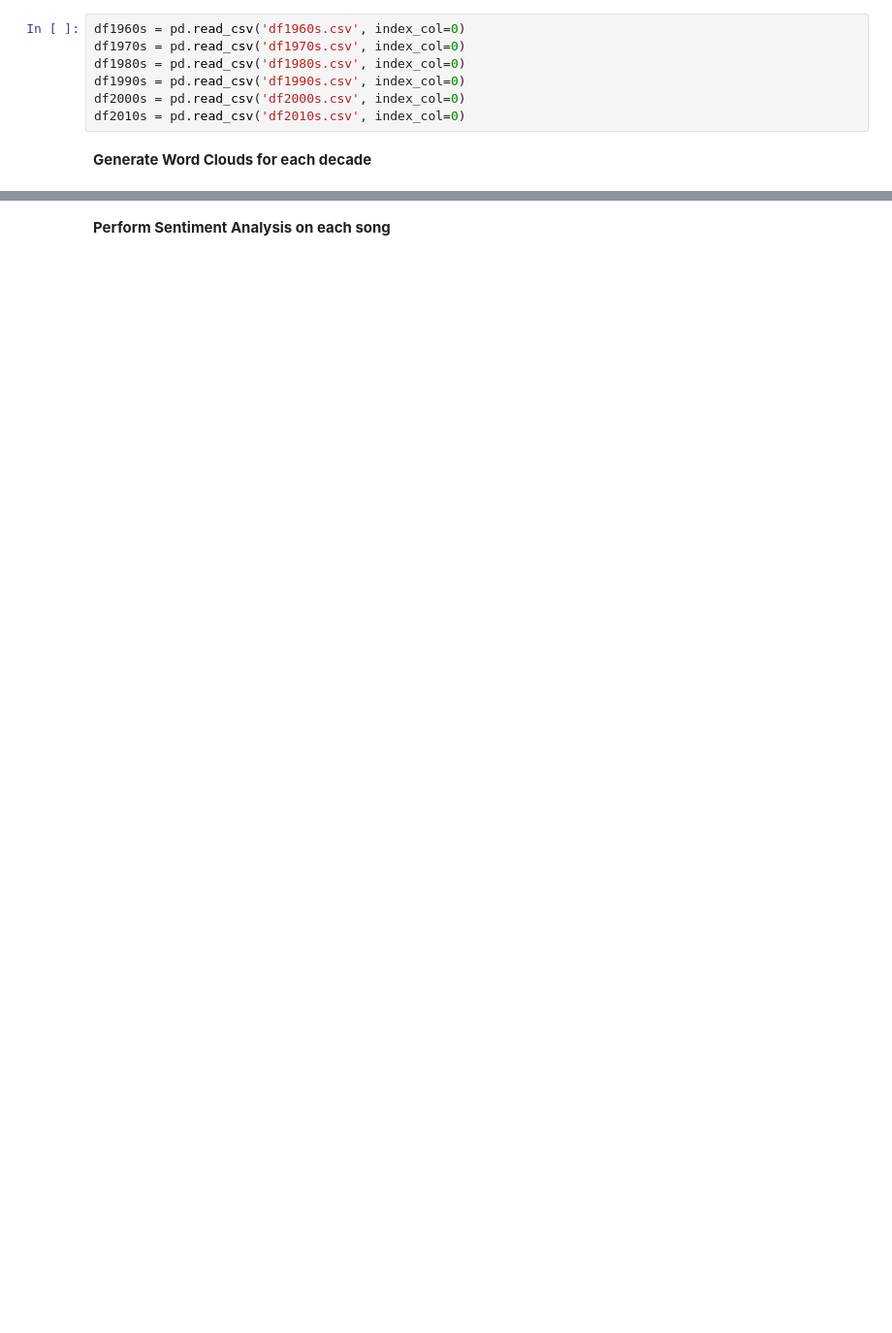
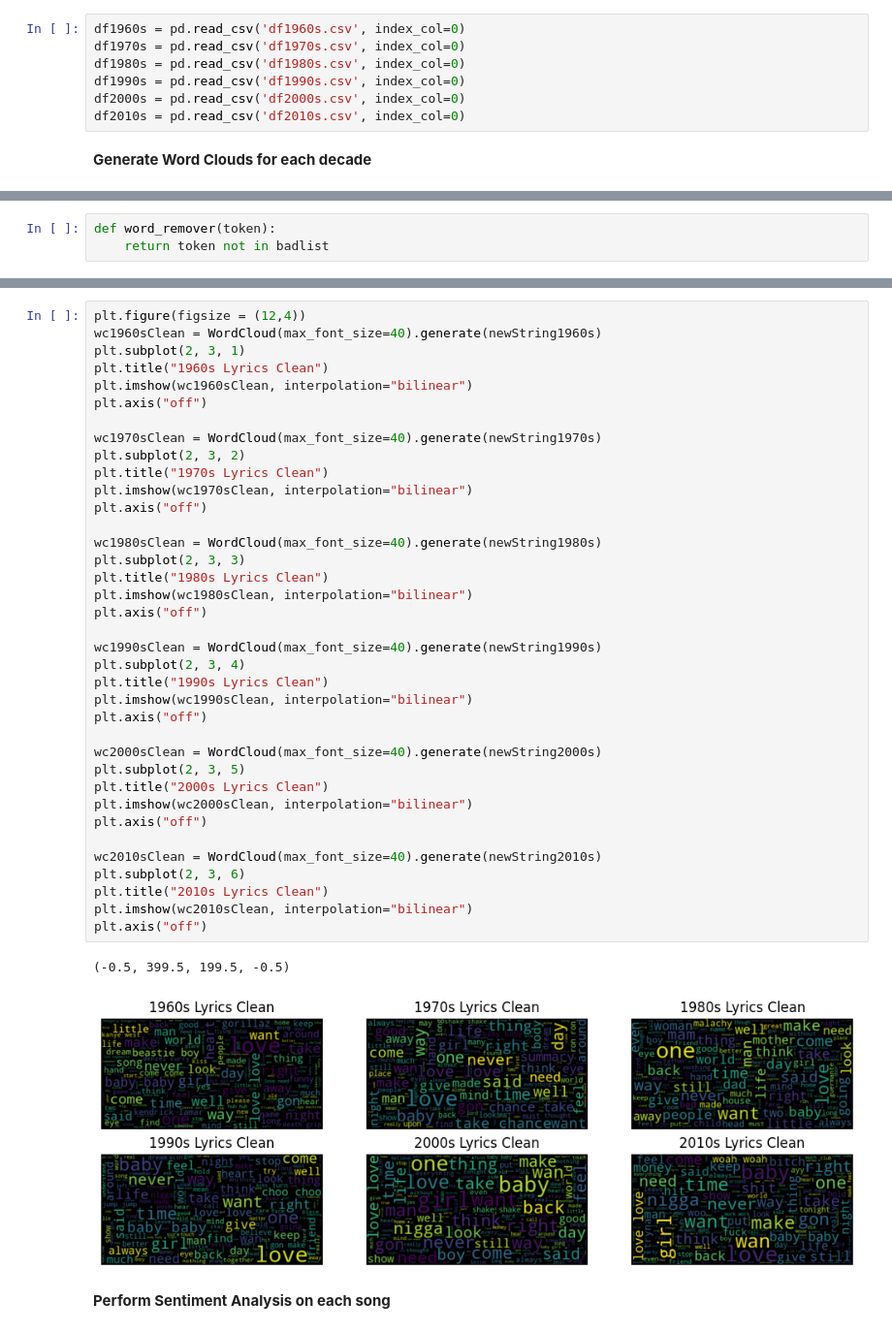
Before and after one commit to ianpompliano/BigDataFinalProject, a Jupyter notebook: finalProject.ipynb, the cells around one changed output, grey strips where cells are left out. Shown at 97% size. Saved outputs shown, nothing was run; the diff lists cells and outputs as text; blank space fills up the shorter version.

```diff
--- a/finalProject.ipynb
+++ b/finalProject.ipynb
@@ -288,0 +300,3 @@ plt.axis("off")
+# %%
+def word_remover(token):
+    return token not in badlist
@@ -289,3 +341,43 @@ plt.axis("off")
+# %%
+plt.figure(figsize = (12,4))
+wc1960sClean = WordCloud(max_font_size=40).generate(newString1960s)
+plt.subplot(2, 3, 1)
+plt.title("1960s Lyrics Clean")
+plt.imshow(wc1960sClean, interpolation="bilinear")
+plt.axis("off")
+
+wc1970sClean = WordCloud(max_font_size=40).generate(newString1970s)
+plt.subplot(2, 3, 2)
+plt.title("1970s Lyrics Clean")
+plt.imshow(wc1970sClean, interpolation="bilinear")
+plt.axis("off")
+
+wc1980sClean = WordCloud(max_font_size=40).generate(newString1980s)
+plt.subplot(2, 3, 3)
+plt.title("1980s Lyrics Clean")
+plt.imshow(wc1980sClean, interpolation="bilinear")
+plt.axis("off")
+
+wc1990sClean = WordCloud(max_font_size=40).generate(newString1990s)
+plt.subplot(2, 3, 4)
+plt.title("1990s Lyrics Clean")
+plt.imshow(wc1990sClean, interpolation="bilinear")
+plt.axis("off")
+
+wc2000sClean = WordCloud(max_font_size=40).generate(newString2000s)
+plt.subplot(2, 3, 5)
+plt.title("2000s Lyrics Clean")
+plt.imshow(wc2000sClean, interpolation="bilinear")
+plt.axis("off")
+
+wc2010sClean = WordCloud(max_font_size=40).generate(newString2010s)
+plt.subplot(2, 3, 6)
+plt.title("2010s Lyrics Clean")
+plt.imshow(wc2010sClean, interpolation="bilinear")
+plt.axis("off")
+# %% [output]
+(-0.5, 399.5, 199.5, -0.5)
+[figure, added]
 # %% [markdown]
 **Perform Sentiment Analysis on each song**
 # %%
```
Also changed, not shown: parts of 14 cells of this notebook.
